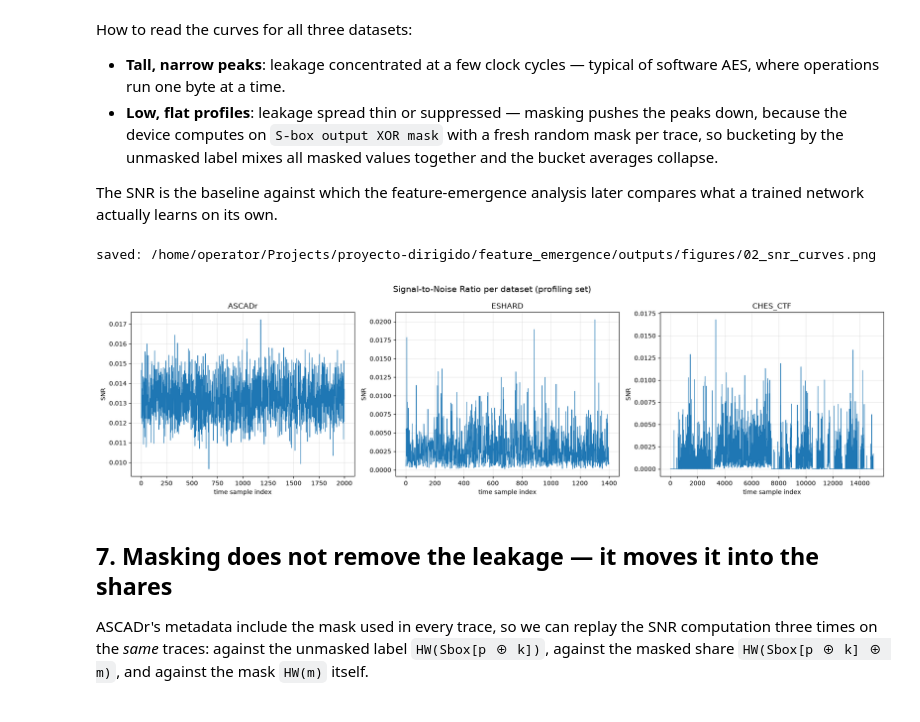
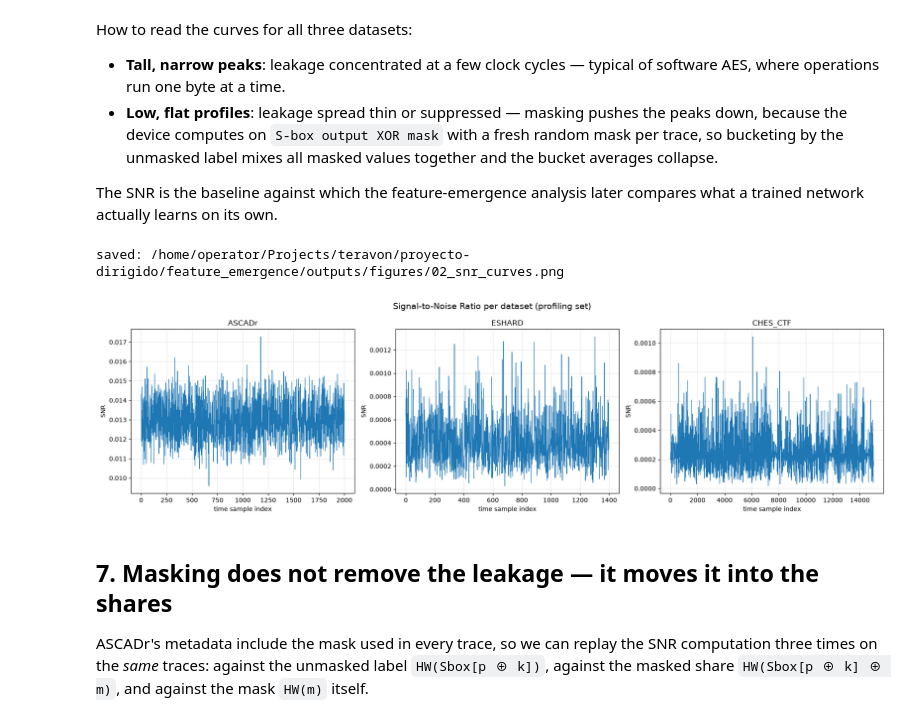
Before and after one commit to teravon/feature_emergence, a Jupyter notebook: notebooks/01_the_data.ipynb, the cells around one changed output. Cells and saved outputs as stored; diff of their text form; code cells hidden in the pictures.

```diff
--- a/notebooks/01_the_data.ipynb
+++ b/notebooks/01_the_data.ipynb
@@ -26,10 +26,29 @@ import matplotlib.pyplot as plt
 import numpy as np
 
 from feature_emergence.config import DATA_DIR, OUTPUTS_DIR
-from feature_emergence.utils import load_dataset, snr_fast
+from feature_emergence.utils import load_dataset
 
 out = OUTPUTS_DIR / "figures"
 out.mkdir(parents=True, exist_ok=True)
+
+
+def snr(x, y):
+    """SNR of every time sample, each label group weighted by its number of traces.
+
+    The paper's `snr_fast` weights every group equally. With full-byte labels
+    (256 equally likely groups) the two agree; with Hamming-weight labels, where
+    groups 0 and 8 hold 1/256 of the traces each, `snr_fast` comes out several
+    times larger.
+    """
+    x = np.asarray(x, dtype=np.float64)
+    mean_all = x.mean(axis=0)
+    signal = np.zeros(x.shape[1])
+    noise = np.zeros(x.shape[1])
+    for g in np.unique(y):
+        xg = x[y == g]
+        signal += len(xg) * (xg.mean(axis=0) - mean_all) ** 2
+        noise += len(xg) * xg.var(axis=0)
+    return signal / noise
 # %% [markdown]
 ## 1. What is inside a dataset file?
 
@@ -252,7 +274,7 @@ rng = np.random.default_rng(0)
 name, ds = DATASETS[1]  # ESHARD, Hamming weight labels 0..8
 x = ds.x_profiling.astype(np.float32)
 y = ds.profiling_labels.astype(int)
-snr_esh = snr_fast(x, y)
+snr_esh = snr(x, y)
 
 t_peak = int(np.argmax(snr_esh))
 t_quiet = int(np.argmin(snr_esh[: len(snr_esh) // 3]))  # far from the peak
@@ -369,23 +391,23 @@ compares what a trained network actually learns on its own.
 # %%
 fig, axes = plt.subplots(1, 3, figsize=(18, 5))
 
 for ax, (name, ds) in zip(axes, DATASETS):
-    snr = snr_fast(ds.x_profiling, ds.profiling_labels)
-    ax.plot(snr, lw=0.8)
+    curve = snr(ds.x_profiling, ds.profiling_labels)
+    ax.plot(curve, lw=0.8)
     ax.set_title(f"{name}")
     ax.set_xlabel("time sample index")
     ax.set_ylabel("SNR")
     ax.grid(alpha=0.3)
 
 fig.suptitle("Signal-to-Noise Ratio per dataset (profiling set)", fontsize=14)
 fig.tight_layout()
 
 fig.savefig(out / "02_snr_curves.png", dpi=150)
 print("saved:", out / "02_snr_curves.png")
 plt.show()
 # %% [output]
-saved: /home/operator/Projects/proyecto-dirigido/feature_emergence/outputs/figures/02_snr_curves.png
+saved: /home/operator/Projects/teravon/proyecto-dirigido/feature_emergence/outputs/figures/02_snr_curves.png
-[figure, old version]
+[figure, new version]
 # %% [markdown]
 ## 7. Masking does not remove the leakage — it moves it into the shares
 
```
Also changed, not shown: parts of 8 cells of this notebook, 1 other file.
